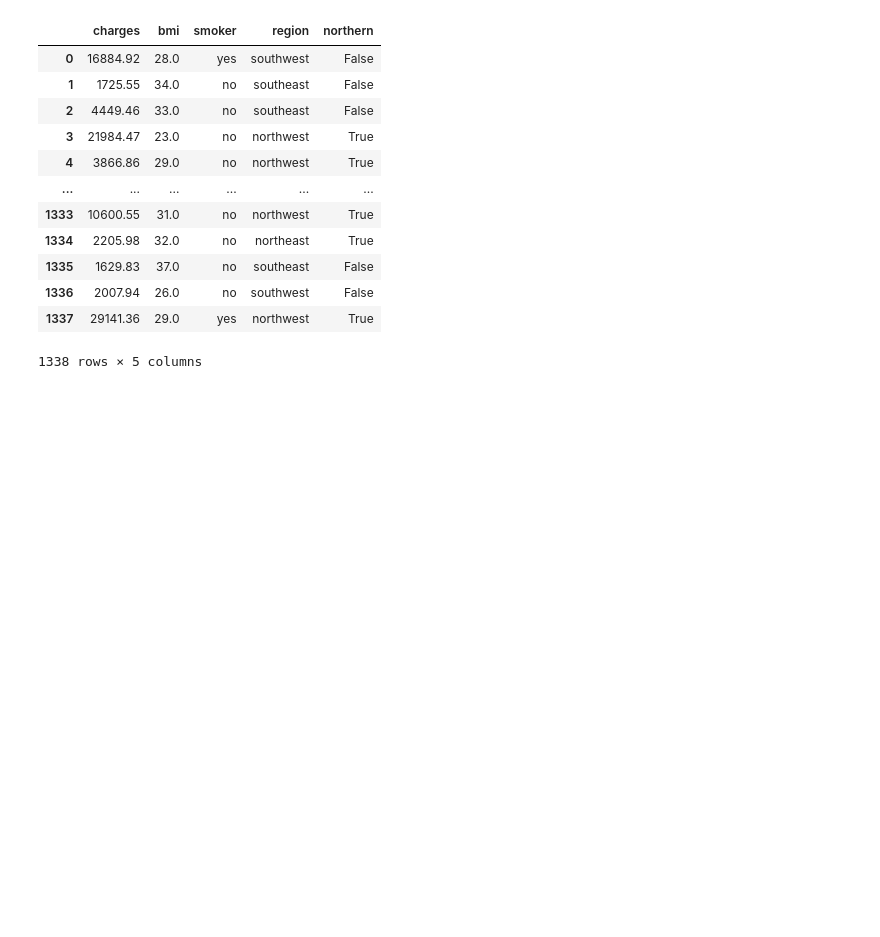
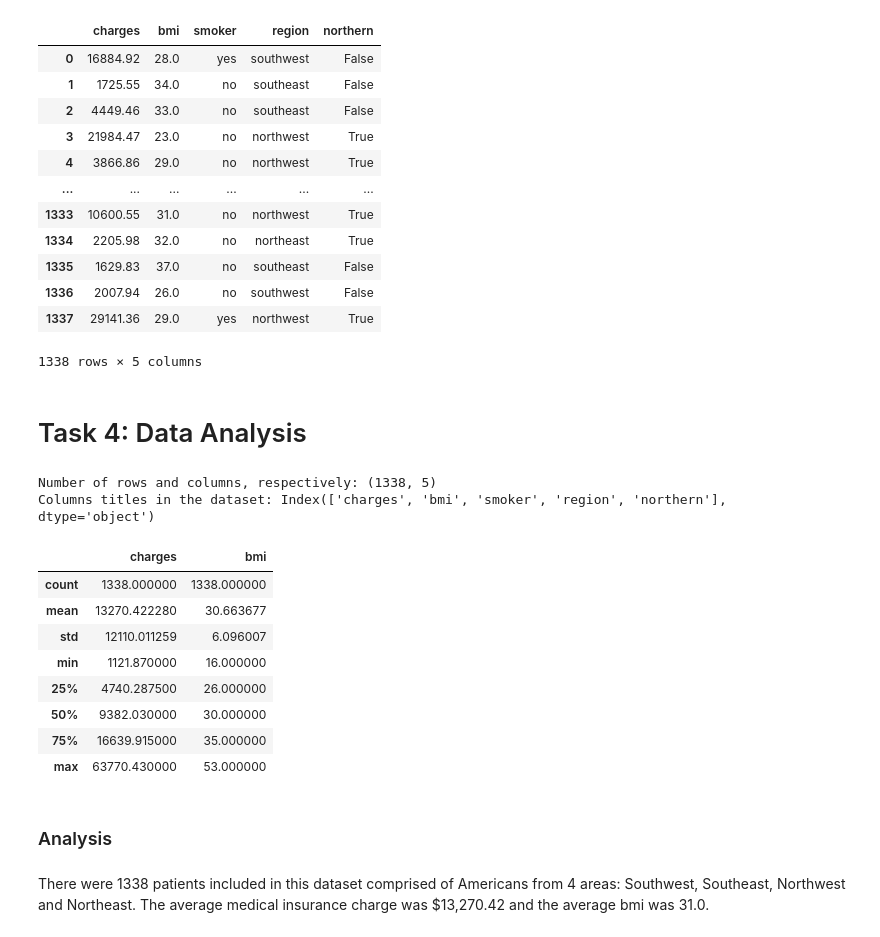
Before and after one commit to data301-2021-winter1/project-group10-project, a Jupyter notebook: notebooks/analysis1.ipynb, the cells around one changed output. Saved outputs shown, nothing was run; the diff lists cells and outputs as text; code cells hidden in the pictures; blank space fills up the shorter version.

Commit message:
Started Task 4, Data Analysis

```diff
--- a/notebooks/analysis1.ipynb
+++ b/notebooks/analysis1.ipynb
@@ -267,3 +267,27 @@ load_and_process("../data/raw/insurance.csv")
 | 1336 | 2007.94 | 26.0 | no | southwest | False |
 | 1337 | 29141.36 | 29.0 | yes | northwest | True |
 1338 rows × 5 columns
+# %% [markdown]
+# Task 4: Data Analysis
+# %%
+print("Number of rows and columns, respectively:", data3.shape)
+print("Columns titles in the dataset:", data3.columns)
+# %% [output]
+Number of rows and columns, respectively: (1338, 5)
+Columns titles in the dataset: Index(['charges', 'bmi', 'smoker', 'region', 'northern'], dtype='object')
+# %%
+data3.describe()
+# %% [output]
+|  | charges | bmi |
+| count | 1338.000000 | 1338.000000 |
+| mean | 13270.422280 | 30.663677 |
+| std | 12110.011259 | 6.096007 |
+| min | 1121.870000 | 16.000000 |
+| 25% | 4740.287500 | 26.000000 |
+| 50% | 9382.030000 | 30.000000 |
+| 75% | 16639.915000 | 35.000000 |
+| max | 63770.430000 | 53.000000 |
+# %% [markdown]
+### Analysis
+# %% [markdown]
+There were 1338 patients included in this dataset comprised of Americans from 4 areas: Southwest, Southeast, Northwest and Northeast. The average medical insurance charge was $13,270.42 and the average bmi was 31.0.
```
Also changed, not shown: parts of 1 cell of this notebook, 1 other file.
